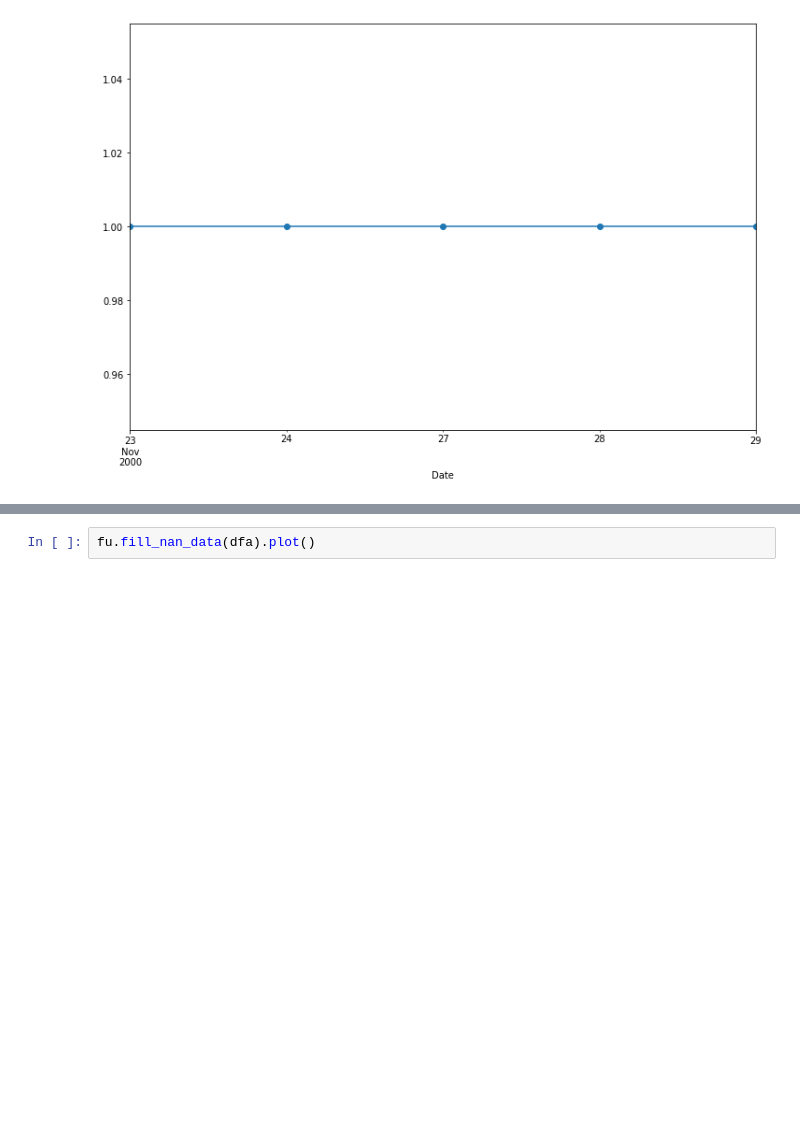
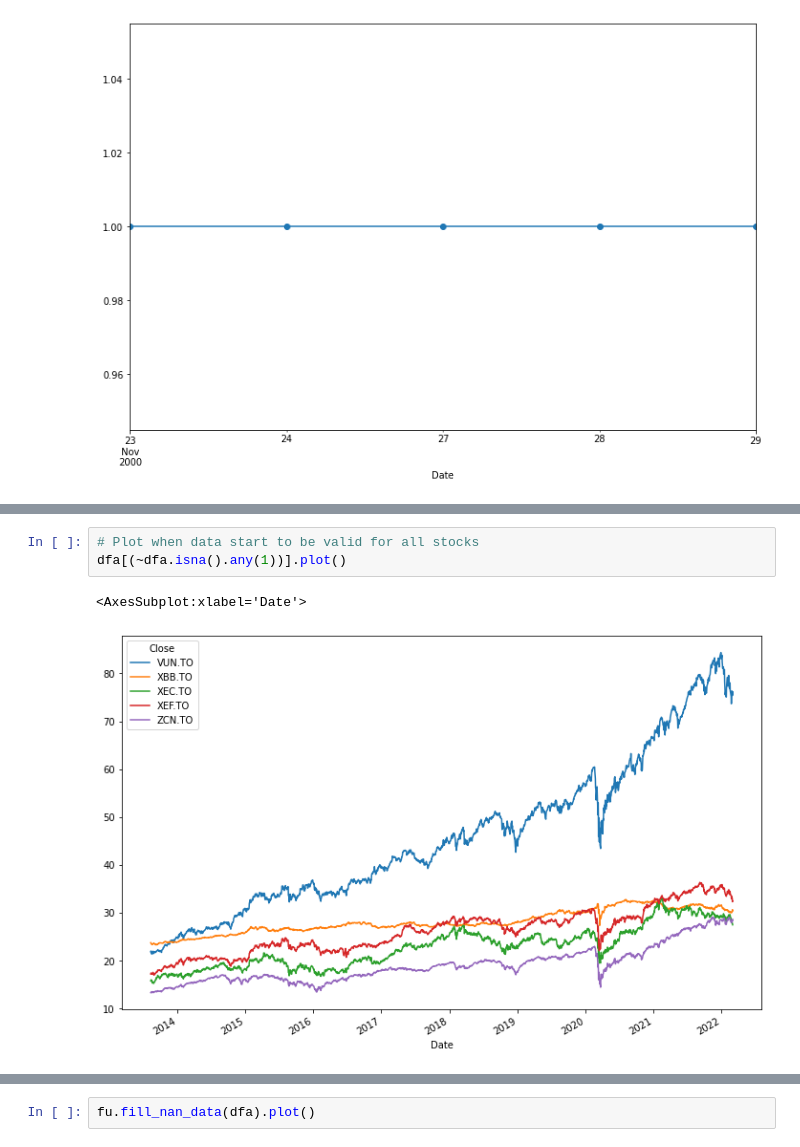
Before and after one commit to mathieugouin/tradesim, a Jupyter notebook: tradesim_notebook.ipynb, the cells around one changed output, grey strips where cells are left out. Saved outputs shown, nothing was run; the diff lists cells and outputs as text; blank space fills up the shorter version.

```diff
--- a/tradesim_notebook.ipynb
+++ b/tradesim_notebook.ipynb
@@ -292 +310,7 @@ dfa.isna().head().any(1).mul(1).plot(marker='o')
+# %%
+# Plot when data start to be valid for all stocks
+dfa[(~dfa.isna().any(1))].plot()
+# %% [output]
+<AxesSubplot:xlabel='Date'>
+[figure, added]
 # %%
```
Also changed, not shown: parts of 15 cells of this notebook.
